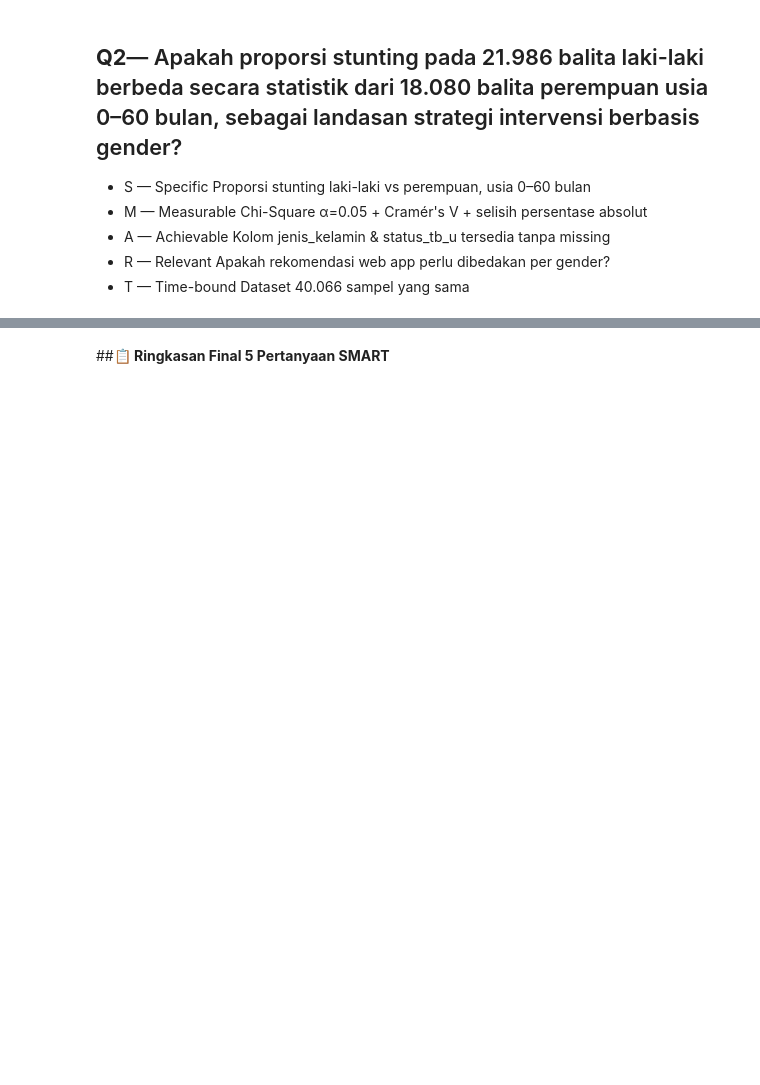
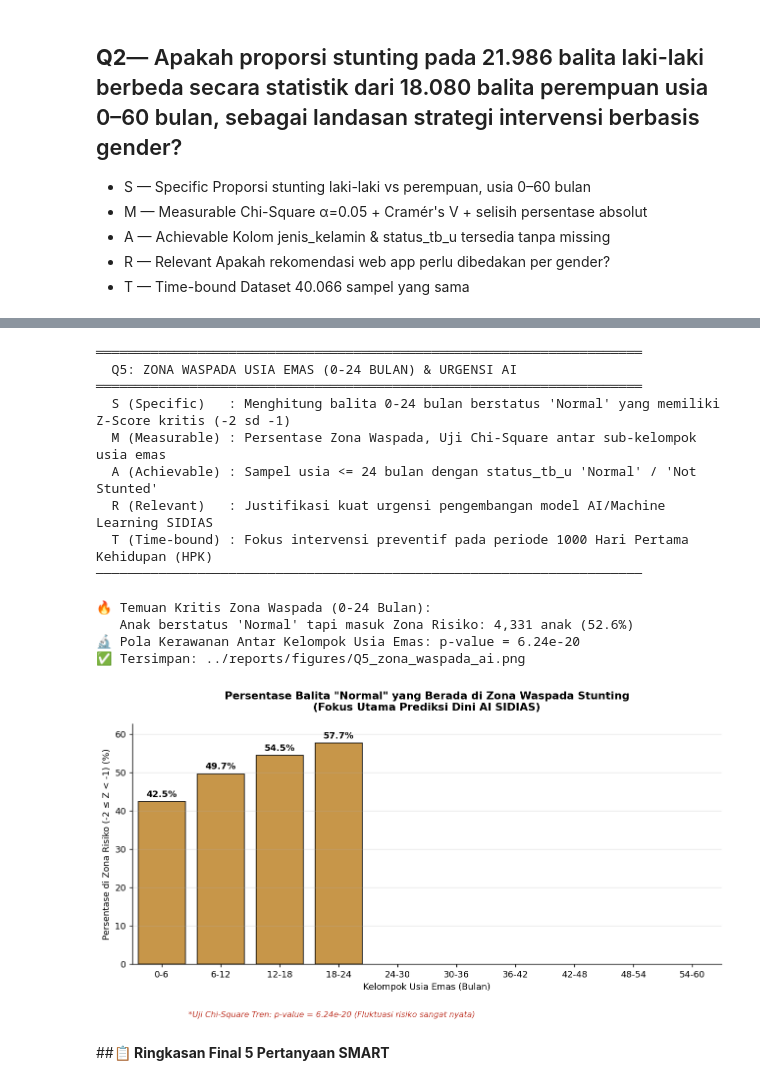
Before and after one commit to EgiJulian12/SIDIAS-, a Jupyter notebook: data_science/notebooks/Visualisasi_data.ipynb, the cells around one changed output, grey strips where cells are left out. Saved outputs shown, nothing was run; the diff lists cells and outputs as text; code cells hidden in the pictures; blank space fills up the shorter version.

```diff
--- a/data_science/notebooks/Visualisasi_data.ipynb
+++ b/data_science/notebooks/Visualisasi_data.ipynb
@@ -804,3 +599,67 @@ plt.show()
+# %%
+smart_header(
+    "Q5", "ZONA WASPADA USIA EMAS (0-24 BULAN) & URGENSI AI",
+    "Menghitung balita 0-24 bulan berstatus 'Normal' yang memiliki Z-Score kritis (-2 sd -1)",
+    "Persentase Zona Waspada, Uji Chi-Square antar sub-kelompok usia emas",
+    "Sampel usia <= 24 bulan dengan status_tb_u 'Normal' / 'Not Stunted'",
+    "Justifikasi kuat urgensi pengembangan model AI/Machine Learning SIDIAS",
+    "Fokus intervensi preventif pada periode 1000 Hari Pertama Kehidupan (HPK)"
+)
+
+# 1. Filter anak usia 0-24 bulan yang secara administratif tertulis normal
+df_golden = df[(df['usia_bulan'] <= 24) & (df['flag_stunting'] == 0)].copy()
+
+# 2. Definisikan Zona Waspada (-2 <= Z-Score TB/U < -1)
+df_golden['zona_waspada'] = (df_golden['zscore_tb_u'] >= -2) & (df_golden['zscore_tb_u'] < -1)
+waspada_n = df_golden['zona_waspada'].sum()
+waspada_pct = df_golden['zona_waspada'].mean() * 100
+
+print(f"\n🔥 Temuan Kritis Zona Waspada (0-24 Bulan):")
+print(f"   Anak berstatus 'Normal' tapi masuk Zona Risiko: {waspada_n:,} anak ({waspada_pct:.1f}%)")
+
+# Distribusi per kelompok usia emas
+tabel_usia_emas = pd.crosstab(df_golden['kelompok'], df_golden['zona_waspada'])
+chi2_z, p_z, _, _ = chi2_contingency(tabel_usia_emas)
+print(f"🔬 Pola Kerawanan Antar Kelompok Usia Emas: p-value = {p_z:.2e}")
+
+# 3. Visualisasi Tren Tingkat Kerawanan
+plt.figure(figsize=(10, 5))
+df_prop_emas = pd.crosstab(df_golden['kelompok'], df_golden['zona_waspada'], normalize='index') * 100
+
+# Ambil kelompok yang masuk dalam range 0-24 bulan saja
+kelompok_emas = ['0-6', '6-12', '12-18', '18-24']
+df_prop_emas = df_prop_emas.loc[kelompok_emas]
+
+sns.barplot(x=df_prop_emas.index, y=df_prop_emas[True], color=C_AMBER, alpha=0.85, edgecolor='black')
+plt.title('Persentase Balita "Normal" yang Berada di Zona Waspada Stunting\n(Fokus Utama Prediksi Dini AI SIDIAS)', fontsize=12, fontweight='bold', pad=15)
+plt.xlabel('Kelompok Usia Emas (Bulan)', fontsize=10)
+plt.ylabel('Persentase di Zona Risiko (-2 ≤ Z < -1) (%)', fontsize=10)
+
+for p in plt.gca().patches:
+    plt.gca().annotate(f'{p.get_height():.1f}%', (p.get_x() + p.get_width() / 2., p.get_height()),
+                        ha='center', va='center', xytext=(0, 8), textcoords='offset points', fontweight='bold', fontsize=10)
+
+plt.figtext(0.15, -0.05, f"*Uji Chi-Square Tren: p-value = {p_z:.2e} (Fluktuasi risiko sangat nyata)", fontsize=9, style='italic', color=C_RED)
+plt.ylim(0, df_prop_emas[True].max() + 5)
+plt.tight_layout()
+save_fig('Q5_zona_waspada_ai.png')
+plt.show()
+# %% [output]
+══════════════════════════════════════════════════════════════════════
+  Q5: ZONA WASPADA USIA EMAS (0-24 BULAN) & URGENSI AI
+══════════════════════════════════════════════════════════════════════
+  S (Specific)   : Menghitung balita 0-24 bulan berstatus 'Normal' yang memiliki Z-Score kritis (-2 sd -1)
+  M (Measurable) : Persentase Zona Waspada, Uji Chi-Square antar sub-kelompok usia emas
+  A (Achievable) : Sampel usia <= 24 bulan dengan status_tb_u 'Normal' / 'Not Stunted'
+  R (Relevant)   : Justifikasi kuat urgensi pengembangan model AI/Machine Learning SIDIAS
+  T (Time-bound) : Fokus intervensi preventif pada periode 1000 Hari Pertama Kehidupan (HPK)
+──────────────────────────────────────────────────────────────────────
+
+🔥 Temuan Kritis Zona Waspada (0-24 Bulan):
+   Anak berstatus 'Normal' tapi masuk Zona Risiko: 4,331 anak (52.6%)
+🔬 Pola Kerawanan Antar Kelompok Usia Emas: p-value = 6.24e-20
+✅ Tersimpan: ../reports/figures/Q5_zona_waspada_ai.png
+[figure, added]
 # %% [markdown]
 ##**📋 Ringkasan Final 5 Pertanyaan SMART**
 # %%
```
Also changed, not shown: parts of 12 cells of this notebook.
